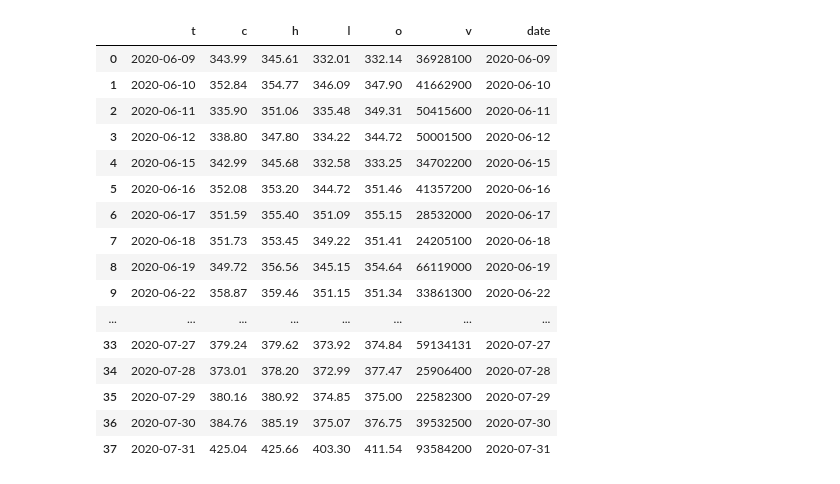
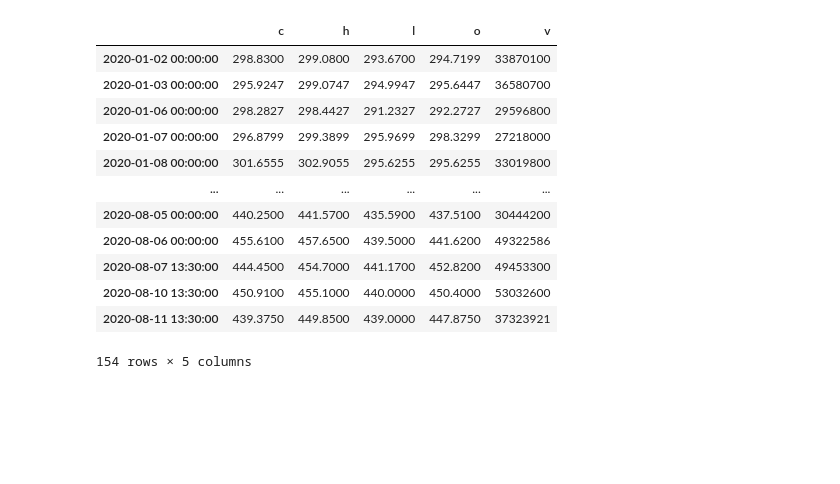
Before and after one commit to andermy/yahooScraper, a Jupyter notebook: Options_analsyis.ipynb, the cells around one changed output. Saved outputs shown, nothing was run; the diff lists cells and outputs as text; code cells hidden in the pictures; blank space fills up the shorter version.

```diff
--- a/Options_analsyis.ipynb
+++ b/Options_analsyis.ipynb
@@ -31,21 +60,18 @@ apl['date'] = pd.to_datetime(apl.index, "%Y-%m-%d")
-# %%
-apl.reset_index()
-# %% [output]
-|  | t | c | h | l | o | v | date |
-| 0 | 2020-06-09 | 343.99 | 345.61 | 332.01 | 332.14 | 36928100 | 2020-06-09 |
-| 1 | 2020-06-10 | 352.84 | 354.77 | 346.09 | 347.90 | 41662900 | 2020-06-10 |
-| 2 | 2020-06-11 | 335.90 | 351.06 | 335.48 | 349.31 | 50415600 | 2020-06-11 |
-| 3 | 2020-06-12 | 338.80 | 347.80 | 334.22 | 344.72 | 50001500 | 2020-06-12 |
-| 4 | 2020-06-15 | 342.99 | 345.68 | 332.58 | 333.25 | 34702200 | 2020-06-15 |
-| 5 | 2020-06-16 | 352.08 | 353.20 | 344.72 | 351.46 | 41357200 | 2020-06-16 |
-| 6 | 2020-06-17 | 351.59 | 355.40 | 351.09 | 355.15 | 28532000 | 2020-06-17 |
-| 7 | 2020-06-18 | 351.73 | 353.45 | 349.22 | 351.41 | 24205100 | 2020-06-18 |
-| 8 | 2020-06-19 | 349.72 | 356.56 | 345.15 | 354.64 | 66119000 | 2020-06-19 |
-| 9 | 2020-06-22 | 358.87 | 359.46 | 351.15 | 351.34 | 33861300 | 2020-06-22 |
-| ... | ... | ... | ... | ... | ... | ... | ... |
-| 33 | 2020-07-27 | 379.24 | 379.62 | 373.92 | 374.84 | 59134131 | 2020-07-27 |
-| 34 | 2020-07-28 | 373.01 | 378.20 | 372.99 | 377.47 | 25906400 | 2020-07-28 |
-| 35 | 2020-07-29 | 380.16 | 380.92 | 374.85 | 375.00 | 22582300 | 2020-07-29 |
-| 36 | 2020-07-30 | 384.76 | 385.19 | 375.07 | 376.75 | 39532500 | 2020-07-30 |
-| 37 | 2020-07-31 | 425.04 | 425.66 | 403.30 | 411.54 | 93584200 | 2020-07-31 |
+# %%
+df = pd.DataFrame.from_records(a[0]['timeline'])
+df
+# %% [output]
+|  | c | h | l | o | v |
+| 2020-01-02 00:00:00 | 298.8300 | 299.0800 | 293.6700 | 294.7199 | 33870100 |
+| 2020-01-03 00:00:00 | 295.9247 | 299.0747 | 294.9947 | 295.6447 | 36580700 |
+| 2020-01-06 00:00:00 | 298.2827 | 298.4427 | 291.2327 | 292.2727 | 29596800 |
+| 2020-01-07 00:00:00 | 296.8799 | 299.3899 | 295.9699 | 298.3299 | 27218000 |
+| 2020-01-08 00:00:00 | 301.6555 | 302.9055 | 295.6255 | 295.6255 | 33019800 |
+| ... | ... | ... | ... | ... | ... |
+| 2020-08-05 00:00:00 | 440.2500 | 441.5700 | 435.5900 | 437.5100 | 30444200 |
+| 2020-08-06 00:00:00 | 455.6100 | 457.6500 | 439.5000 | 441.6200 | 49322586 |
+| 2020-08-07 13:30:00 | 444.4500 | 454.7000 | 441.1700 | 452.8200 | 49453300 |
+| 2020-08-10 13:30:00 | 450.9100 | 455.1000 | 440.0000 | 450.4000 | 53032600 |
+| 2020-08-11 13:30:00 | 439.3750 | 449.8500 | 439.0000 | 447.8750 | 37323921 |
+154 rows × 5 columns
 # %%
```
Also changed, not shown: parts of 19 cells of this notebook, 5 other files.
